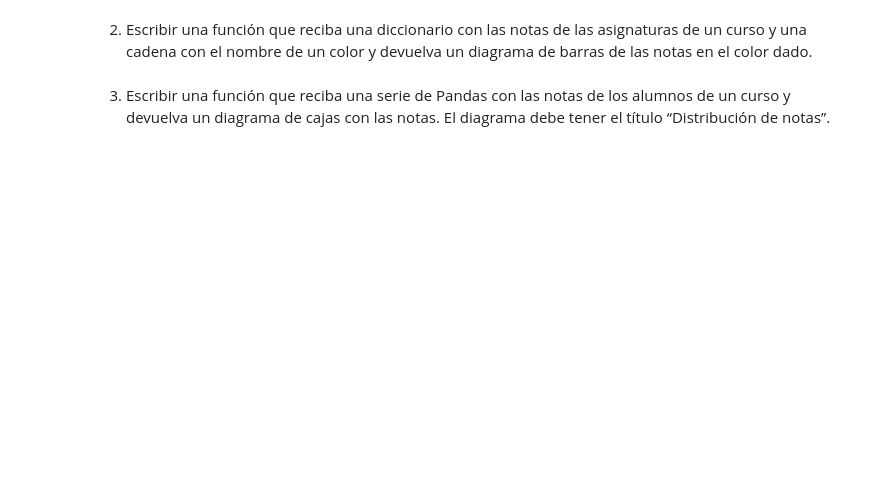
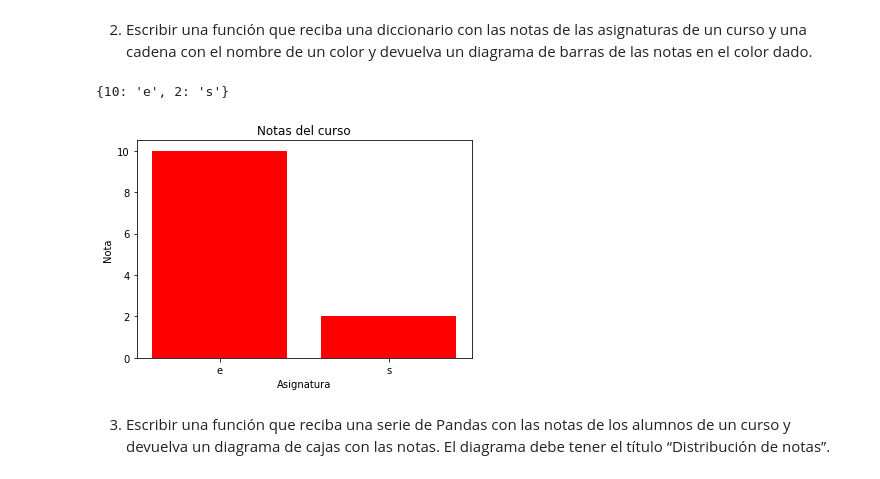
Before and after one commit to juanrojas09/Sistemas-Inteligentes-Practicos, a Jupyter notebook: Practico Python 2.ipynb, the cells around one changed output. Drawn from its saved outputs; the diff is of its cells as text; code cells hidden in the pictures; blank space fills up the shorter version.

```diff
--- a/Practico Python 2.ipynb
+++ b/Practico Python 2.ipynb
@@ -458,4 +514,36 @@ print(primeraClase)
 # %% [markdown]
 2. Escribir una función que reciba una diccionario con las notas de las asignaturas de un curso y una cadena con el nombre de un color y devuelva un diagrama de barras de las notas en el color dado.
+# %%
+import matplotlib.pyplot as plt
+import matplotlib.colors as colors
+
+def diagrama_notas(notas, color):
+    notas_valores = list(notas.values())
+    notas_claves = list(notas.keys())
+    color_lista = [colors.to_rgba(color) ]  # Convertir cadena de color a lista de colores
+    fig, ax = plt.subplots()
+    ax.bar(notas_valores,notas_claves, color=color_lista)
+    ax.set_xlabel('Asignatura')
+    ax.set_ylabel('Nota')
+    ax.set_title('Notas del curso')
+    plt.show()
+
+notas = {}
+
+cantidad = input("Ingrese la cantidad de notas: ")
+
+for nota in range(0, int(cantidad)):
+    nota2 = input("Ingrese la nota del alumno: ")
+    nota = str(nota2)
+    color = input("Ingrese el color de la nota: ")
+    notas[int(nota)] = str(color)
+
+print(notas)
+
+color = input("Ingrese el color para el diagrama de barras: ")
+diagrama_notas(notas, color)
+# %% [output]
+{10: 'e', 2: 's'}
+[figure, added]
 # %% [markdown]
 3. Escribir una función que reciba una serie de Pandas con las notas de los alumnos de un curso y devuelva un diagrama de cajas con las notas. El diagrama debe tener el título “Distribución de notas”.
```
Also changed, not shown: parts of 3 cells of this notebook, 1 other file.
